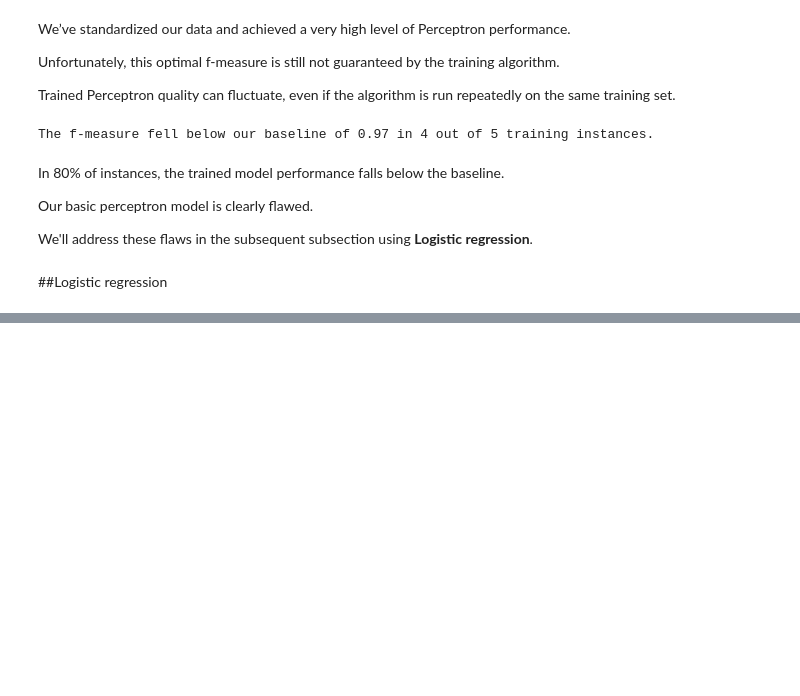
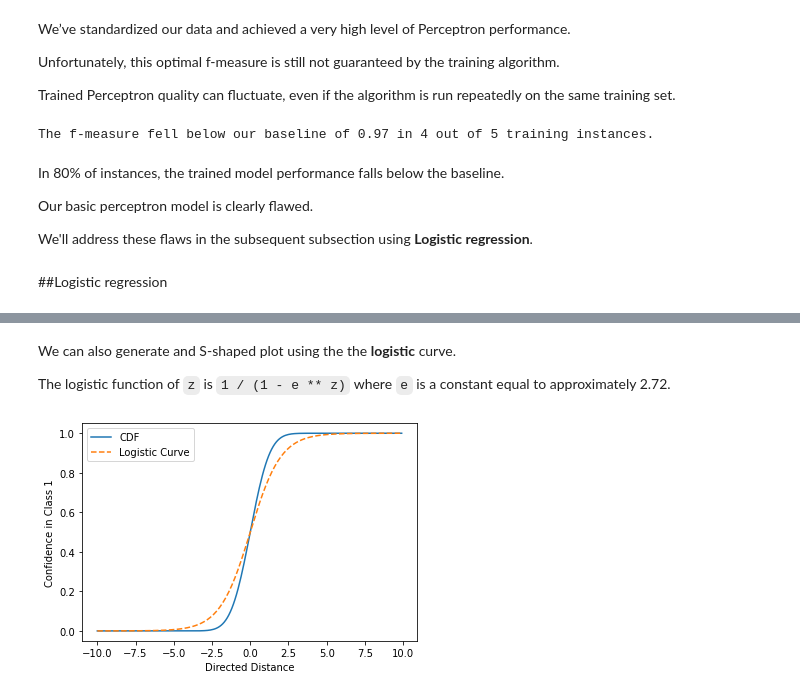
Before and after one commit to rahiakela/data-science-research-and-practice, a Jupyter notebook: data-science-bookcamp/case-study-5--predicting-future-friendships/04_linear_classifiers_with_logistic_regression.ipynb, the cells around one changed output, grey strips where cells are left out. Saved outputs shown, nothing was run; the diff lists cells and outputs as text; code cells hidden in the pictures; blank space fills up the shorter version.

```diff
--- a/data-science-bookcamp/case-study-5--predicting-future-friendships/04_linear_classifiers_with_logistic_regression.ipynb
+++ b/data-science-bookcamp/case-study-5--predicting-future-friendships/04_linear_classifiers_with_logistic_regression.ipynb
@@ -464,0 +486,14 @@ We'll address these flaws in the subsequent subsection using **Logistic regressi
+# %% [markdown]
+We can also generate and S-shaped plot using the the **logistic** curve.
+
+The logistic function of `z` is `1 / (1 - e ** z)` where `e` is a constant equal to approximately 2.72.
+# %%
+# Measuring uncertainty using the logistic curve
+plt.plot(z, stats.norm.cdf(z), label='CDF')
+plt.plot(z, 1 / (1 + e ** -z), label='Logistic Curve', linestyle='--')
+plt.xlabel('Directed Distance')
+plt.ylabel('Confidence in Class 1')
+plt.legend()
+plt.show()
+# %% [output]
+[figure, added]
```
Also changed, not shown: parts of 13 cells of this notebook.
